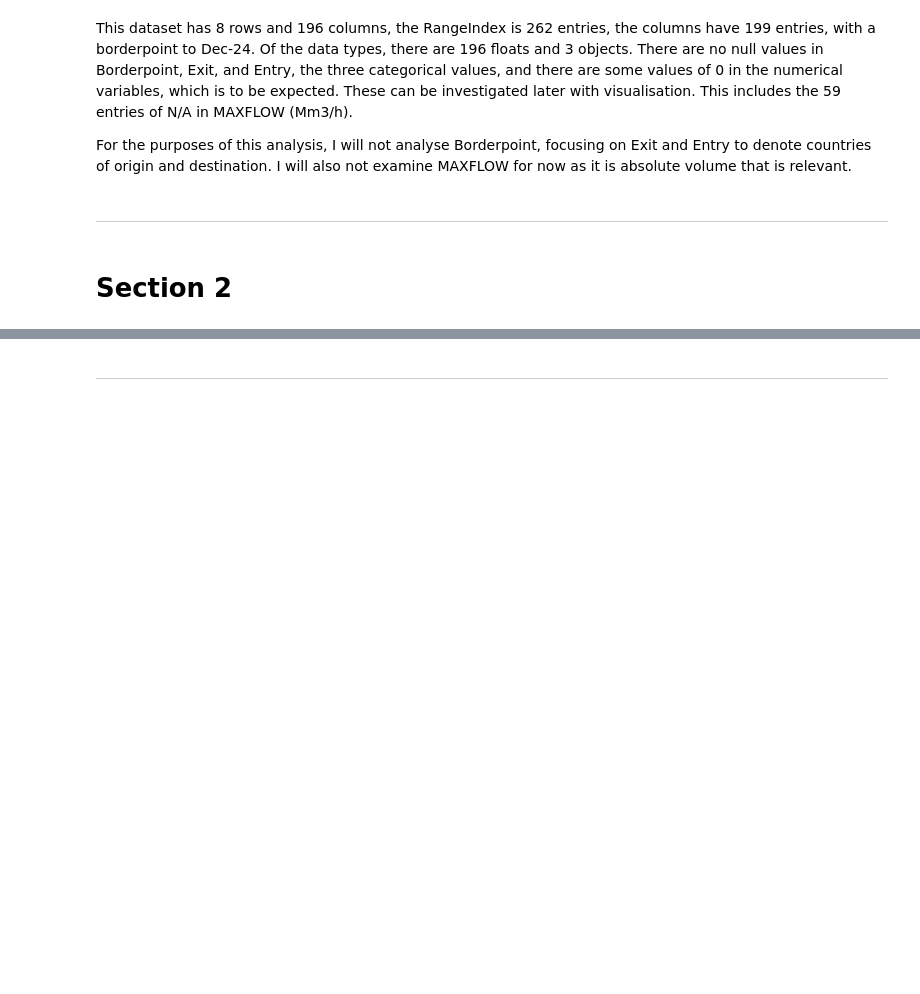
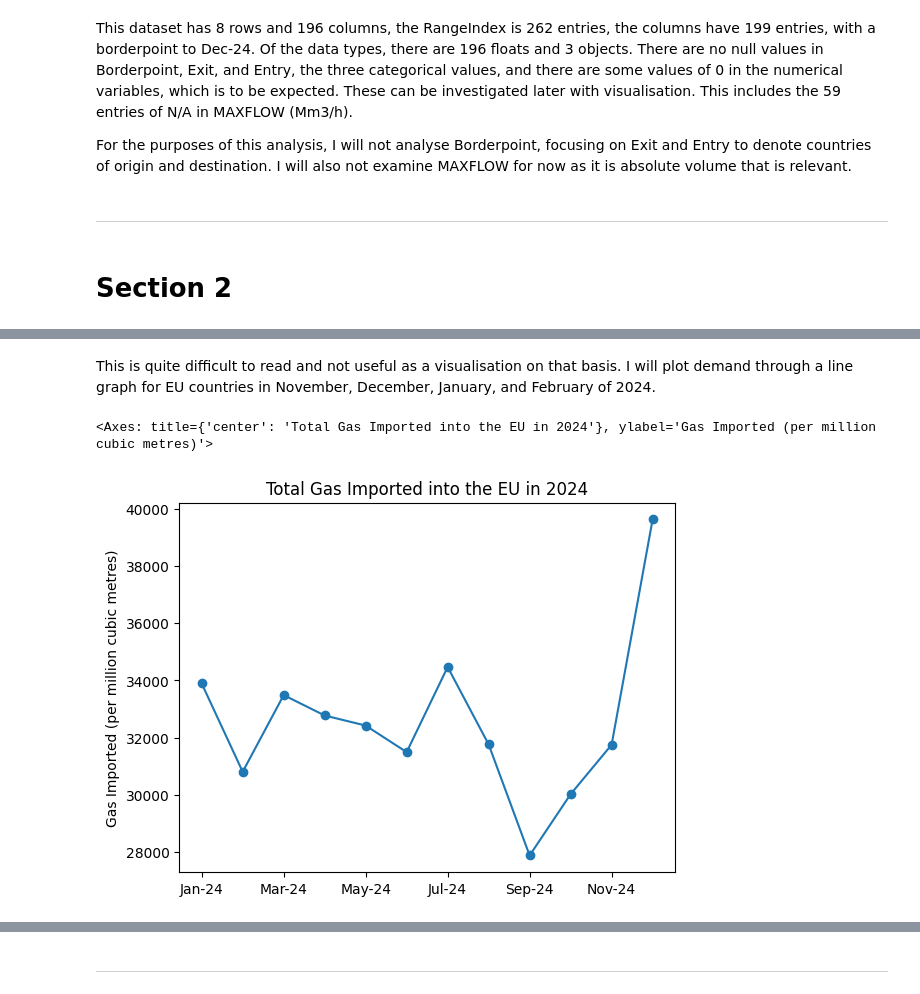
Before and after one commit to suahmed3/capstone, a Jupyter notebook: jupyter_notebooks/Capstone LNG Trading Jupyter Notebook.ipynb, the cells around one changed output, grey strips where cells are left out. Drawn from its saved outputs; the diff is of its cells as text; code cells hidden in the pictures; blank space fills up the shorter version.

```diff
--- a/jupyter_notebooks/Capstone LNG Trading Jupyter Notebook.ipynb
+++ b/jupyter_notebooks/Capstone LNG Trading Jupyter Notebook.ipynb
@@ -118,0 +123,15 @@ ModuleNotFoundError: No module named 'matplotlib'
+# %% [markdown]
+This is quite difficult to read and not useful as a visualisation on that basis. I will plot demand through a line graph for EU countries in November, December, January, and February of 2024.
+# %%
+eu_countries = [
+    'Austria', 'Belgium', 'Bulgaria', 'Croatia', 'Cyprus', 'Czech Republic',
+    'Denmark', 'Estonia', 'Finland', 'France', 'Germany', 'Greece', 'Hungary',
+    'Ireland', 'Italy', 'Latvia', 'Lithuania', 'Luxembourg', 'Malta', 'Netherlands',
+    'Poland', 'Portugal', 'Romania', 'Slovakia', 'Slovenia', 'Spain', 'Sweden'
+]
+df_eu = df[df['Entry'].isin(eu_countries)]
+df_eu_sum = df_eu[['Jan-24', 'Feb-24', 'Mar-24', 'Apr-24', 'May-24', 'Jun-24', 'Jul-24', 'Aug-24', 'Sep-24', 'Oct-24', 'Nov-24', 'Dec-24']].sum()
+df_eu_sum.plot(kind='line', marker='o', title='Total Gas Imported into the EU in 2024', ylabel='Gas Imported (per million cubic metres)')
+# %% [output]
+<Axes: title={'center': 'Total Gas Imported into the EU in 2024'}, ylabel='Gas Imported (per million cubic metres)'>
+[figure, added]
```
Also changed, not shown: parts of 11 cells of this notebook, 1 other file.
